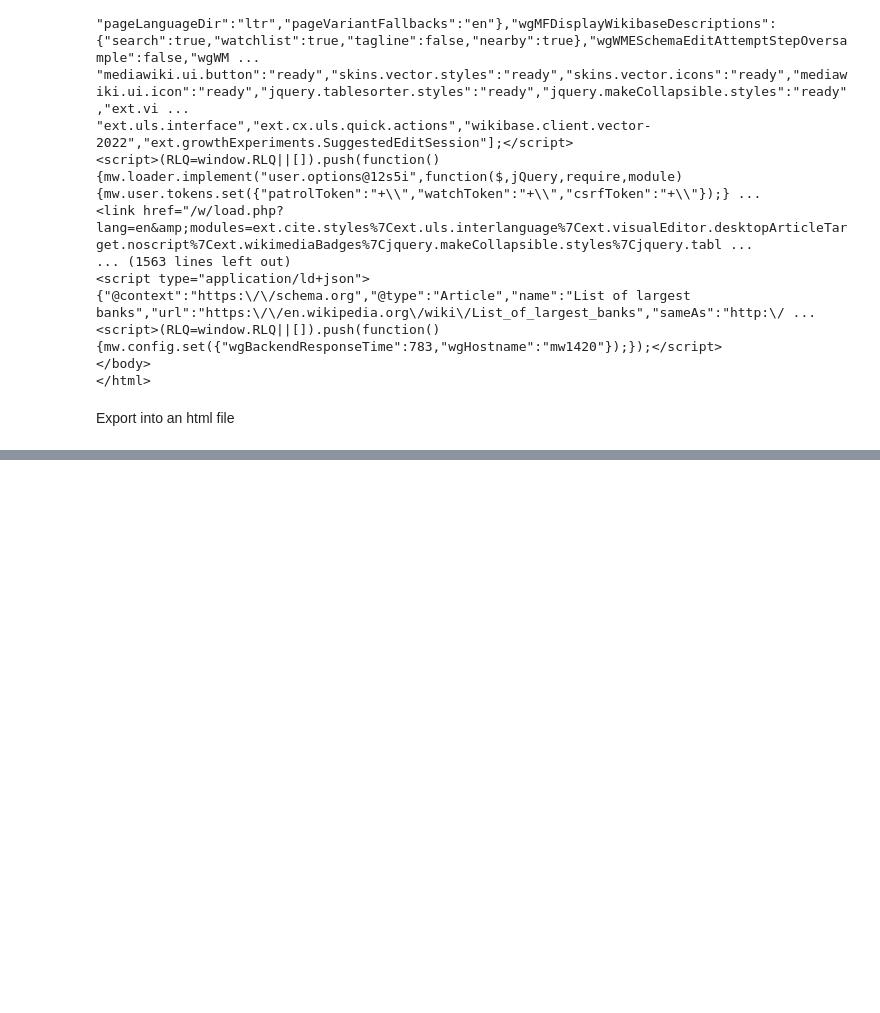
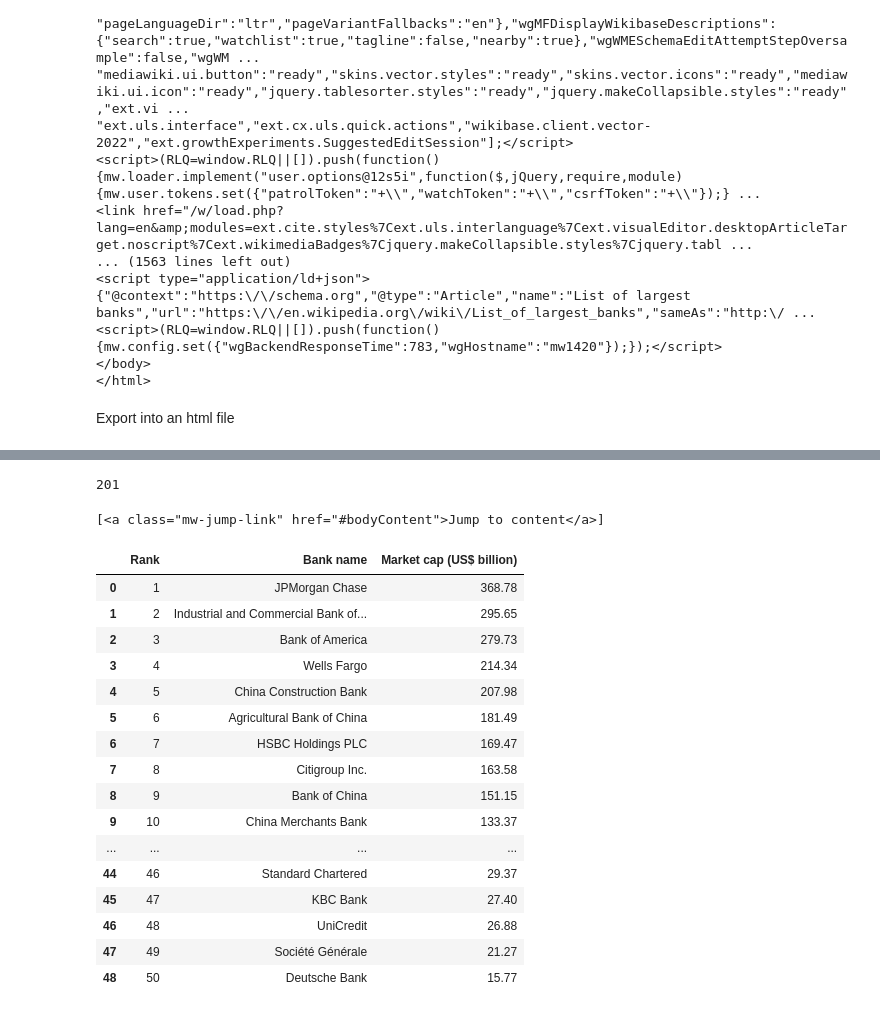
Before and after one commit to sammizewskiperscholas/pandas_demos, a Jupyter notebook: ETL Project/beautiful_soup_demo.ipynb, the cells around one changed output, grey strips where cells are left out. Saved outputs shown, nothing was run; the diff lists cells and outputs as text; code cells hidden in the pictures; blank space fills up the shorter version.

```diff
--- a/ETL Project/beautiful_soup_demo.ipynb
+++ b/ETL Project/beautiful_soup_demo.ipynb
@@ -48,0 +180,31 @@ with open('list_of_banks.html', 'wb') as file:
+# %%
+len(table.contents)
+# %% [output]
+201
+# %%
+soup.find_all('a', class_='mw-jump-link')
+# %% [output]
+[<a class="mw-jump-link" href="#bodyContent">Jump to content</a>]
+# %%
+df_list= pd.read_html(url)
+df_list
+df= df_list[2]
+df
+# %% [output]
+|  | Rank | Bank name | Market cap (US$ billion) |
+| 0 | 1 | JPMorgan Chase | 368.78 |
+| 1 | 2 | Industrial and Commercial Bank of... | 295.65 |
+| 2 | 3 | Bank of America | 279.73 |
+| 3 | 4 | Wells Fargo | 214.34 |
+| 4 | 5 | China Construction Bank | 207.98 |
+| 5 | 6 | Agricultural Bank of China | 181.49 |
+| 6 | 7 | HSBC Holdings PLC | 169.47 |
+| 7 | 8 | Citigroup Inc. | 163.58 |
+| 8 | 9 | Bank of China | 151.15 |
+| 9 | 10 | China Merchants Bank | 133.37 |
+| ... | ... | ... | ... |
+| 44 | 46 | Standard Chartered | 29.37 |
+| 45 | 47 | KBC Bank | 27.40 |
+| 46 | 48 | UniCredit | 26.88 |
+| 47 | 49 | Société Générale | 21.27 |
+| 48 | 50 | Deutsche Bank | 15.77 |
```
Also changed, not shown: parts of 9 cells of this notebook.
